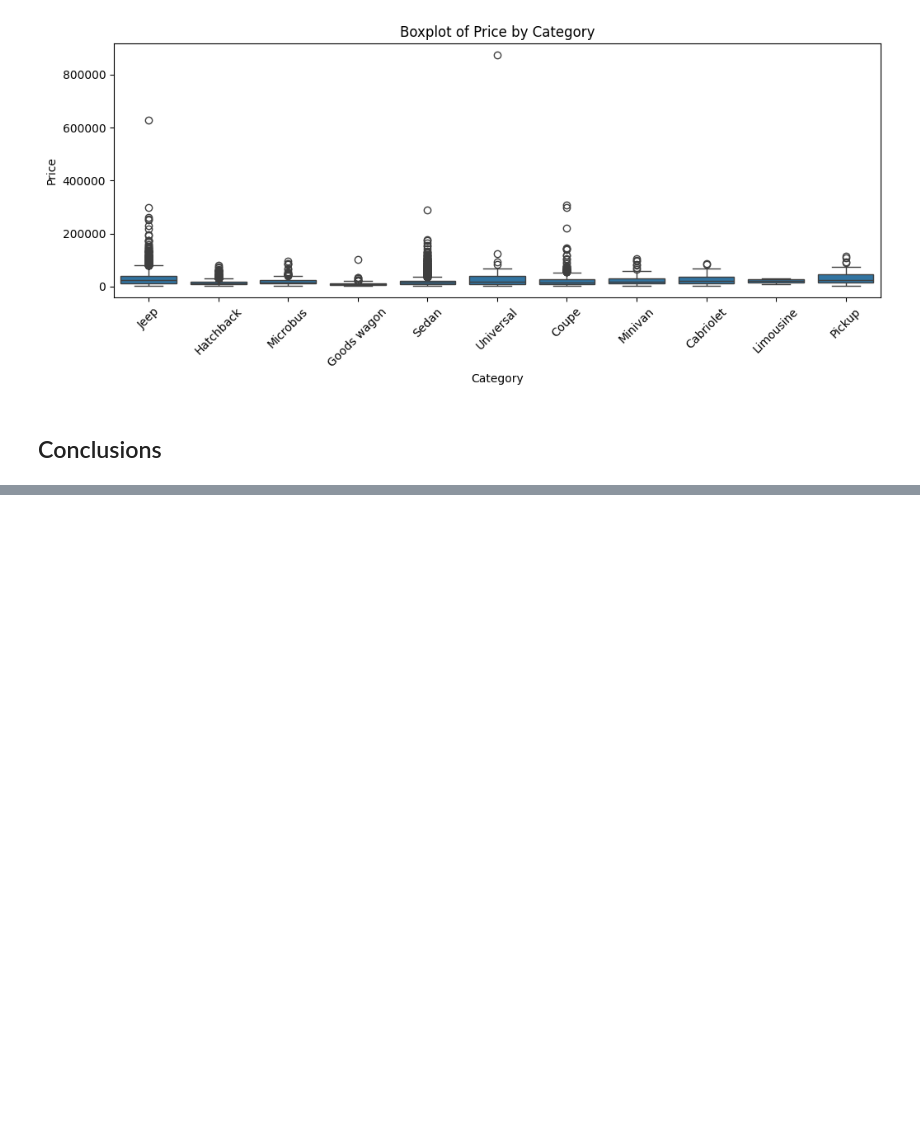
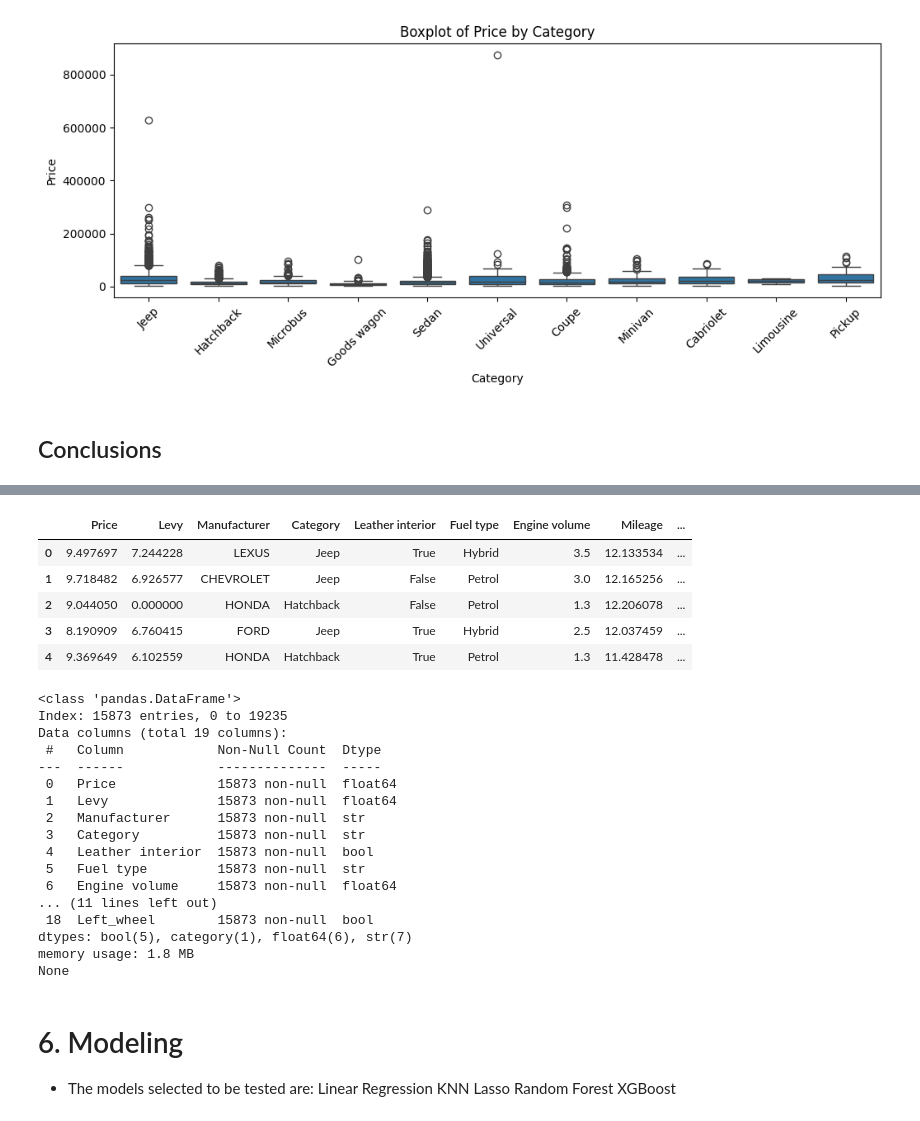
Before and after one commit to dinis2296/car-price-prediction-regression, a Jupyter notebook: notebook/Project 2 - Car Price Regression.ipynb, the cells around one changed output, grey strips where cells are left out. Cells and saved outputs as stored; diff of their text form; code cells hidden in the pictures; blank space fills up the shorter version.

```diff
--- a/notebook/Project 2 - Car Price Regression.ipynb
+++ b/notebook/Project 2 - Car Price Regression.ipynb
@@ -358,0 +416,39 @@ for col in ['Price', 'Mileage', 'Levy']:
+# %%
+# Droping features before Modeling
+df = df.drop(columns=['Model', 'Prod. year', 'Wheel'])
+# %%
+# Last look at dataset before modeling
+display(df.head())
+print(df.info())
+# %% [output]
+|  | Price | Levy | Manufacturer | Category | Leather interior | Fuel type | Engine volume | Mileage | ... |
+| 0 | 9.497697 | 7.244228 | LEXUS | Jeep | True | Hybrid | 3.5 | 12.133534 | ... |
+| 1 | 9.718482 | 6.926577 | CHEVROLET | Jeep | False | Petrol | 3.0 | 12.165256 | ... |
+| 2 | 9.044050 | 0.000000 | HONDA | Hatchback | False | Petrol | 1.3 | 12.206078 | ... |
+| 3 | 8.190909 | 6.760415 | FORD | Jeep | True | Hybrid | 2.5 | 12.037459 | ... |
+| 4 | 9.369649 | 6.102559 | HONDA | Hatchback | True | Petrol | 1.3 | 11.428478 | ... |
+<class 'pandas.DataFrame'>
+Index: 15873 entries, 0 to 19235
+Data columns (total 19 columns):
+ #   Column            Non-Null Count  Dtype
+---  ------            --------------  -----
+ 0   Price             15873 non-null  float64
+ 1   Levy              15873 non-null  float64
+ 2   Manufacturer      15873 non-null  str
+ 3   Category          15873 non-null  str
+ 4   Leather interior  15873 non-null  bool
+ 5   Fuel type         15873 non-null  str
+ 6   Engine volume     15873 non-null  float64
+... (11 lines left out)
+ 18  Left_wheel        15873 non-null  bool
+dtypes: bool(5), category(1), float64(6), str(7)
+memory usage: 1.8 MB
+None
+# %% [markdown]
+# 6. Modeling
+- The models selected to be tested are:
+        Linear Regression
+        KNN
+        Lasso
+        Random Forest
+        XGBoost
```
Also changed, not shown: parts of 12 cells of this notebook.
